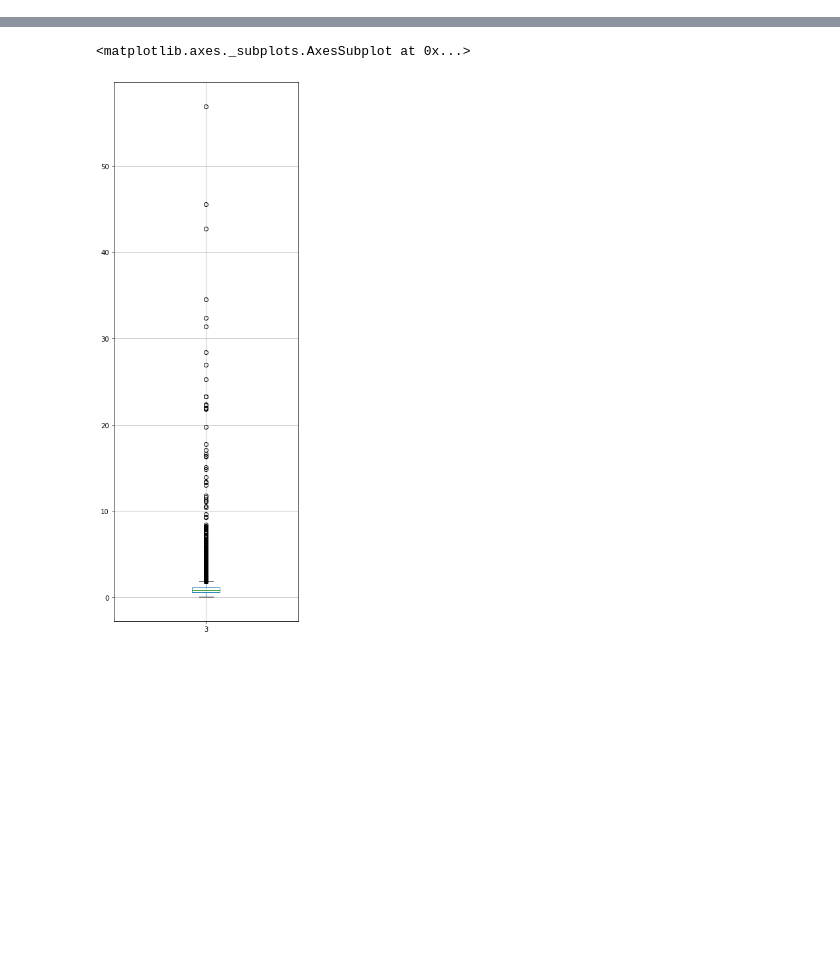
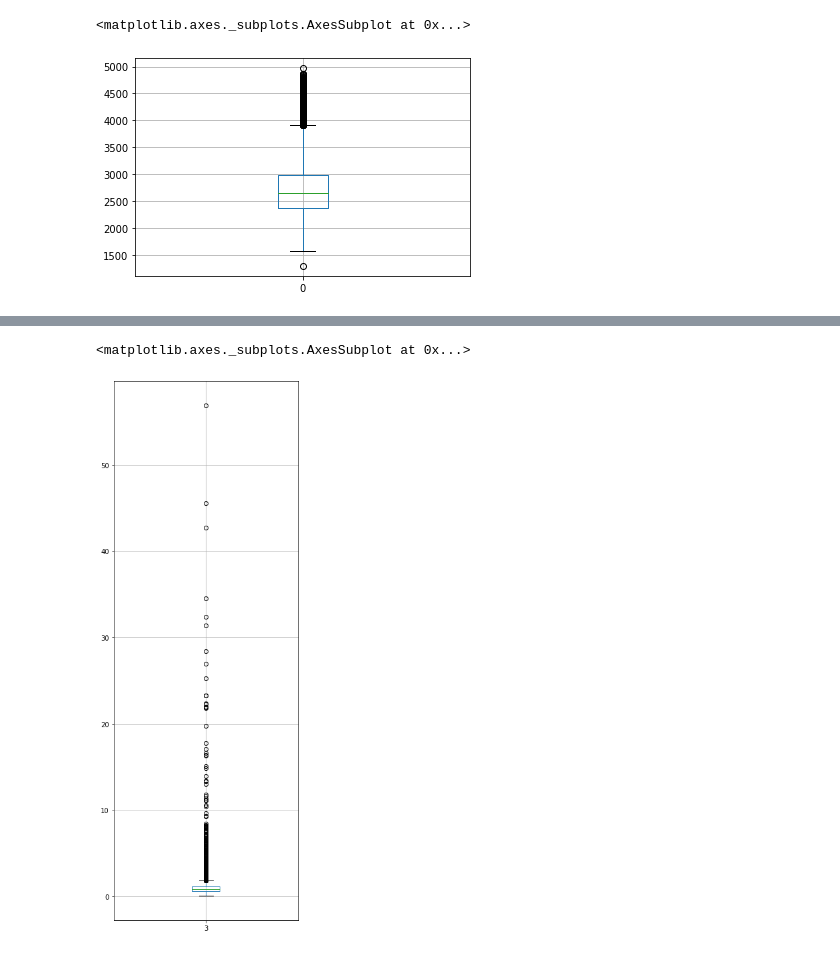
Before and after one commit to thangbk2209/pretraining_auto_scaling_ng, a Jupyter notebook: explore_data/google_trace.ipynb, the cells around one changed output, grey strips where cells are left out. Saved outputs shown, nothing was run; the diff lists cells and outputs as text; code cells hidden in the pictures; blank space fills up the shorter version.

```diff
--- a/explore_data/google_trace.ipynb
+++ b/explore_data/google_trace.ipynb
@@ -40,2 +28,7 @@ df.describe()
+# %%
+df.boxplot(column=[0])
+# %% [output]
+<matplotlib.axes._subplots.AxesSubplot at 0x...>
+[figure, added]
 # %%
 meanCPUUsage, canonical_memory_usage = 3, 4
```
Also changed, not shown: parts of 5 cells of this notebook, 19 other files.
